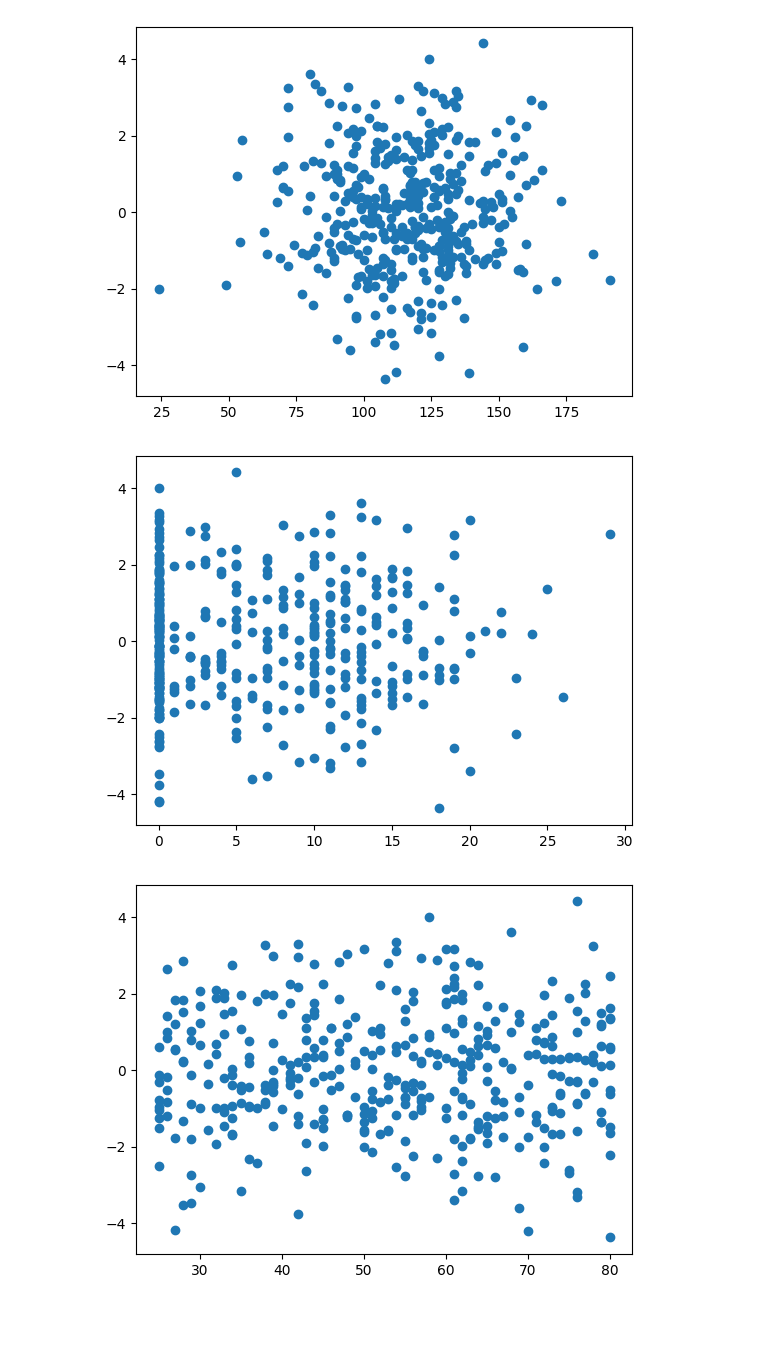
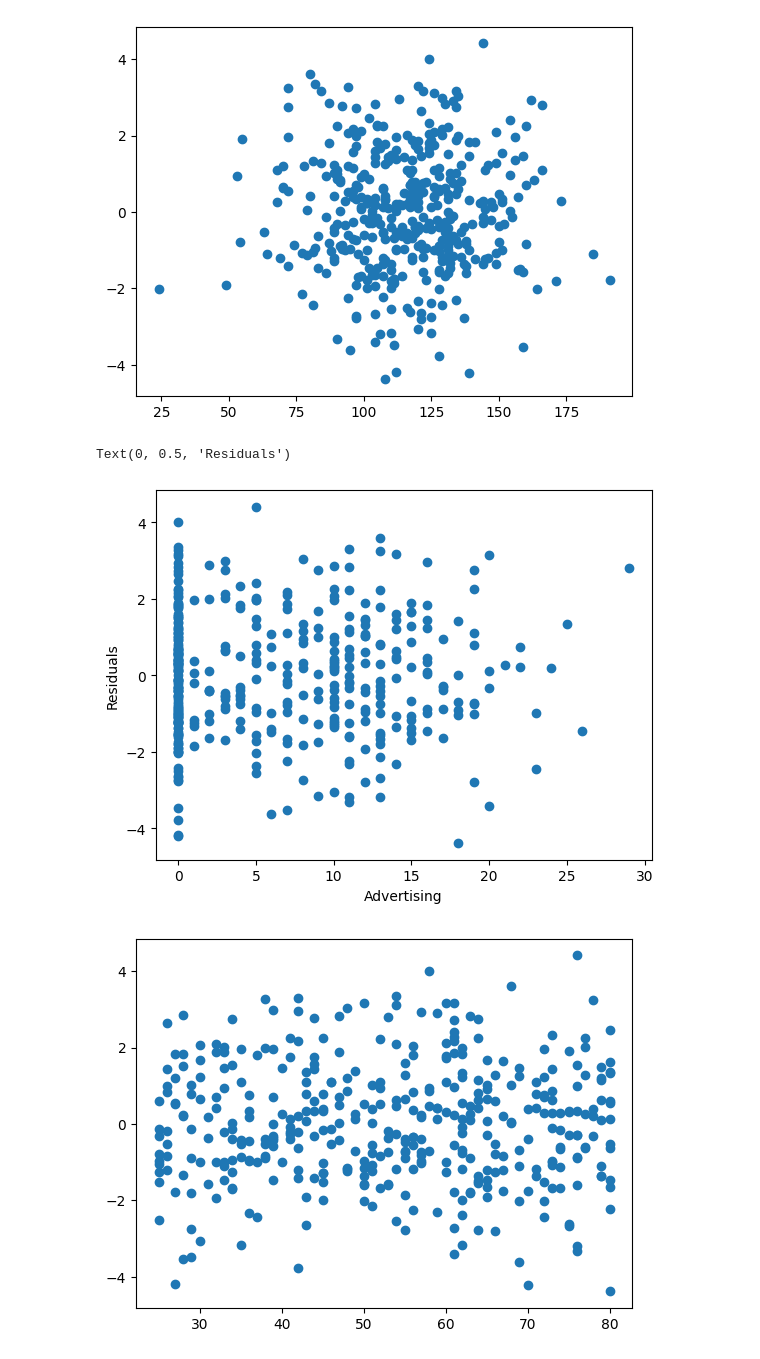
Before and after one commit to Archangel4148/Classwork, a Jupyter notebook: STAT4210/Chapter 3 HW/Ch03_HW.ipynb, the cells around one changed output. Drawn from its saved outputs; the diff is of its cells as text; code cells hidden in the pictures; blank space fills up the shorter version.

```diff
--- a/STAT4210/Ch03_HW.ipynb
+++ b/STAT4210/Chapter 3 HW/Ch03_HW.ipynb
@@ -52,4 +52,6 @@ summarize(results)
 | ShelveLoc[Medium] | 1.9391 | 0.195 | 9.957 | 0.000 |
 | US[Yes] | 0.0067 | 0.228 | 0.029 | 0.977 |
 # %%
-# TODO: Part f
+X = MS(["Price", "Advertising","Age","ShelveLoc"]).fit_transform(carseats)
+results = sm.OLS(y, X).fit()
+summarize(results)
@@ -89,8 +98,11 @@ plt.scatter(X["Price"], residuals);
 [figure]
 # %%
 plt.scatter(X["Advertising"], residuals);
+plt.xlabel("Advertising")
+plt.ylabel("Residuals")
 # %% [output]
+Text(0, 0.5, 'Residuals')
-[figure, old version]
+[figure, new version]
 # %%
 plt.scatter(X["Age"], residuals);
 # %% [output]
```
Also changed, not shown: parts of 3 cells of this notebook, 7 other files.
